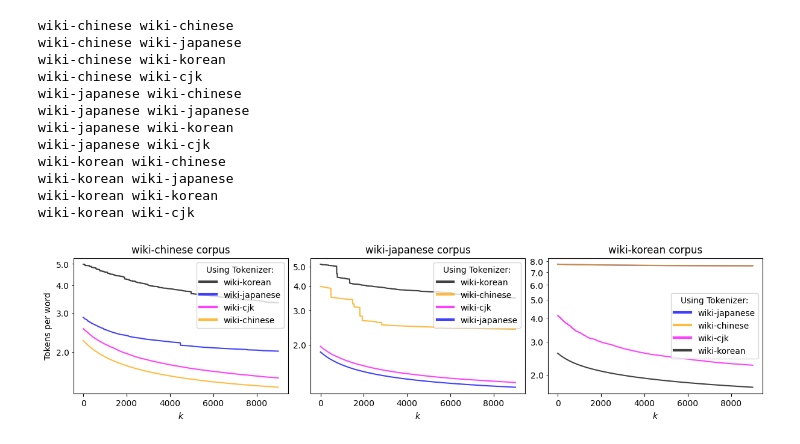
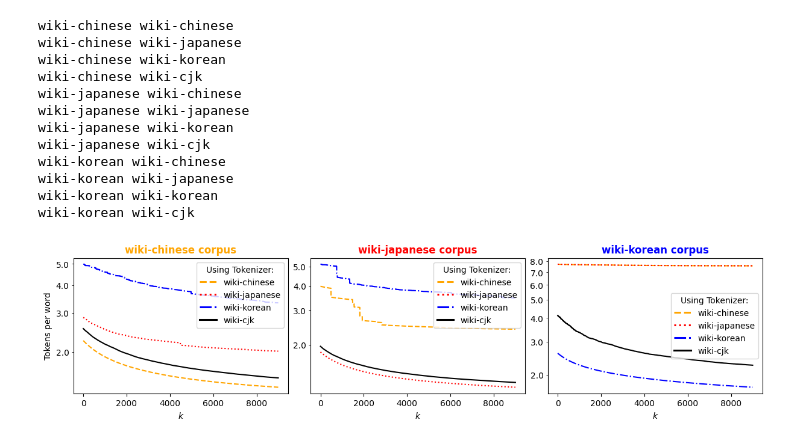
Before and after one commit to shawntan/pcatt, a Jupyter notebook: eval_notebook.ipynb, the cells around one changed output. Drawn from its saved outputs; the diff is of its cells as text; code cells hidden in the pictures.

```diff
--- a/eval_notebook.ipynb
+++ b/eval_notebook.ipynb
@@ -436,28 +436,28 @@ wiki-korean wiki-cjk
 # %%
 from matplotlib import ticker
 
 fig, axs = plt.subplots(1,3, constrained_layout=True, figsize=(12,3))
-colors = ['orange','blue','black','magenta']
+colors = ['orange','red','blue','black']
+linestyles = ['--', ':', '-.', '-']
 for idx, domain in enumerate([f'wiki-chinese',f'wiki-japanese',f'wiki-korean',]):
     i,j = scope = 1000,10000
-    order = sorted([(tk,colors[t],tpw[domain][tk][-1]) for t,tk in enumerate(['wiki-chinese', 'wiki-japanese', 'wiki-korean', 'wiki-cjk'])],
-                  key = lambda x:x[-1], reverse=True)
+    order = [(tk,colors[t],linestyles[t], tpw[domain][tk][-1]) for t,tk in enumerate(['wiki-chinese', 'wiki-japanese', 'wiki-korean', 'wiki-cjk'])]
     axs[idx].set_yscale("log")
     axs[idx].yaxis.set_minor_formatter(ticker.ScalarFormatter())
-    for tk, color, _ in order:
+    for tk, color, linestyle, _ in order:
         axs[idx].plot(#range(len(tpw[domain][tk]))[i:j],
-                         tpw[domain][tk][i:j], color=color, alpha=.75, label=f'{tk}')
+                         tpw[domain][tk][i:j], color=color, linestyle=linestyle, alpha=1, label=f'{tk}')
 
     axs[idx].set_xlabel("$k$")
     inspect = int((i+j)/2)
-    axs[idx].set_title(domain + ' corpus')
+    axs[idx].set_title(domain + ' corpus', color=colors[idx], fontweight="bold")
     legend = axs[idx].legend(title="Using Tokenizer:")
     for leg_obj in legend.get_lines():
-        leg_obj.set_linewidth(3.0)
+        leg_obj.set_linewidth(2.2)
 
 axs[0].set_ylabel("Tokens per word")
 plt.savefig("images/cjk.png", dpi=600)
 plt.show()
 #seamlessly combine different merge/cover sequences
 # %% [output]
-[figure, old version]
+[figure, new version]
```
Also changed, not shown: 3 other files.
